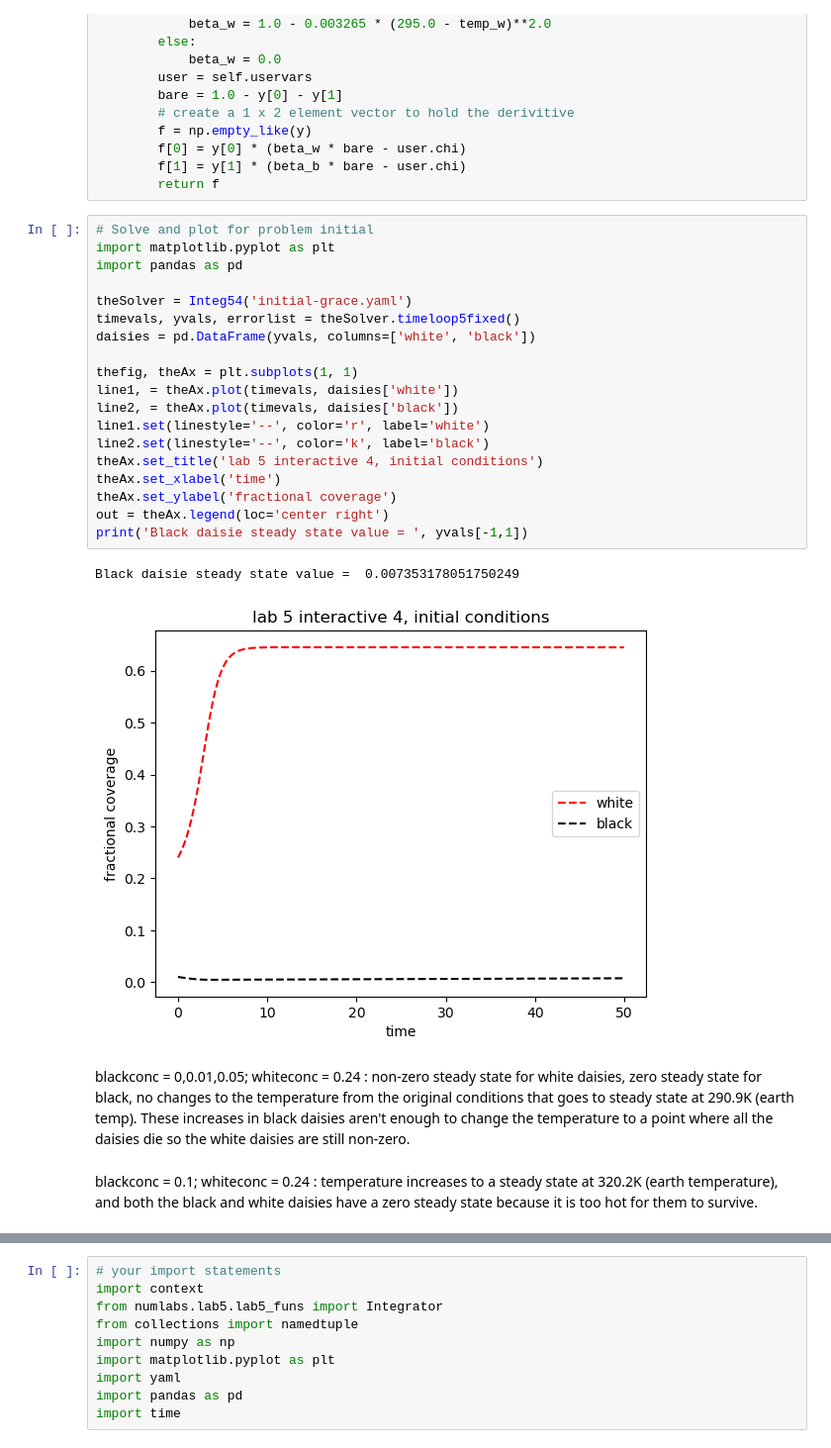
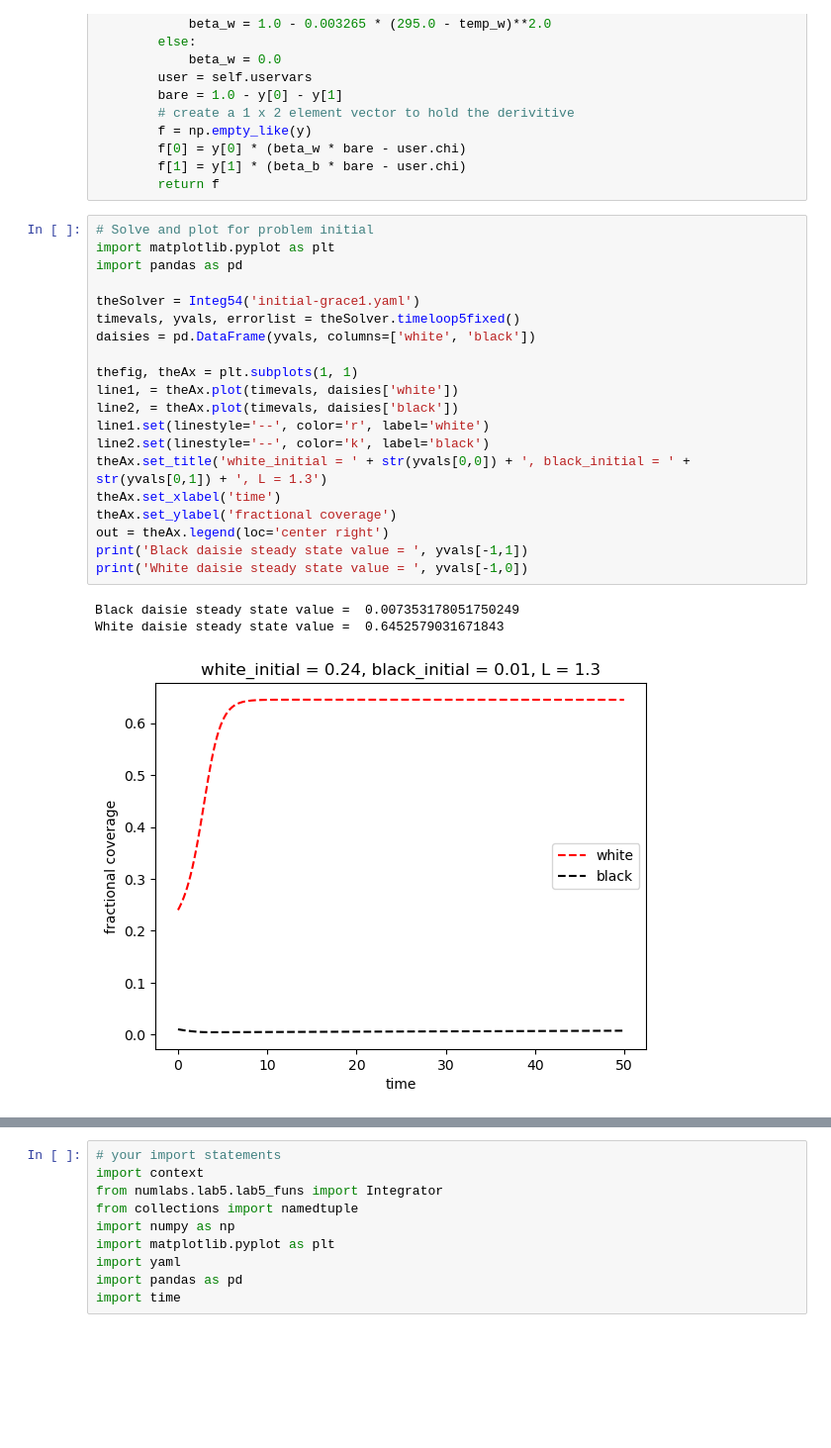
Before and after one commit to gwatts98/numeric_2024, a Jupyter notebook: notebooks/lab5/lab5-gwatts.ipynb, the cells around one changed output, grey strips where cells are left out. Shown at 99% size. Drawn from its saved outputs; the diff is of its cells as text; blank space fills up the shorter version.

```diff
--- a/notebooks/lab5/lab5-gwatts.ipynb
+++ b/notebooks/lab5/lab5-gwatts.ipynb
@@ -93,26 +87,24 @@ class Integ54(Integrator):
 # %%
 # Solve and plot for problem initial
 import matplotlib.pyplot as plt
 import pandas as pd
 
-theSolver = Integ54('initial-grace.yaml')
+theSolver = Integ54('initial-grace1.yaml')
 timevals, yvals, errorlist = theSolver.timeloop5fixed()
 daisies = pd.DataFrame(yvals, columns=['white', 'black'])
 
 thefig, theAx = plt.subplots(1, 1)
 line1, = theAx.plot(timevals, daisies['white'])
 line2, = theAx.plot(timevals, daisies['black'])
 line1.set(linestyle='--', color='r', label='white')
 line2.set(linestyle='--', color='k', label='black')
-theAx.set_title('lab 5 interactive 4, initial conditions')
+theAx.set_title('white_initial = ' + str(yvals[0,0]) + ', black_initial = ' + str(yvals[0,1]) + ', L = 1.3')
 theAx.set_xlabel('time')
 theAx.set_ylabel('fractional coverage')
 out = theAx.legend(loc='center right')
 print('Black daisie steady state value = ', yvals[-1,1])
+print('White daisie steady state value = ', yvals[-1,0])
 # %% [output]
 Black daisie steady state value =  0.007353178051750249
+White daisie steady state value =  0.6452579031671843
-[figure, old version]
+[figure, new version]
-# %% [markdown]
-blackconc = 0,0.01,0.05; whiteconc = 0.24 : non-zero steady state for white daisies, zero steady state for black, no changes to the temperature from the original conditions that goes to steady state at 290.9K (earth temp). These increases in black daisies aren't enough to change the temperature to a point where all the daisies die so the white daisies are still non-zero.
-# %% [markdown]
-blackconc = 0.1; whiteconc = 0.24 : temperature increases to a steady state at 320.2K (earth temperature), and both the black and white daisies have a zero steady state because it is too hot for them to survive.
```
Also changed, not shown: parts of 24 cells of this notebook.
